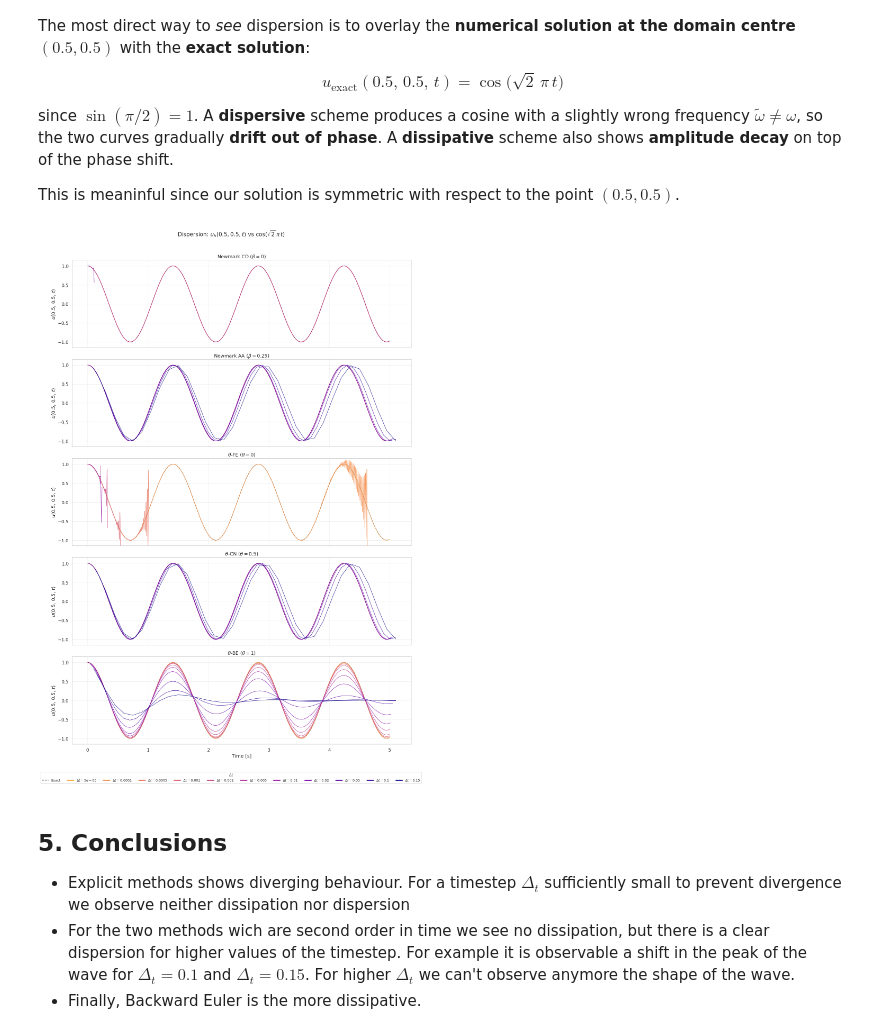
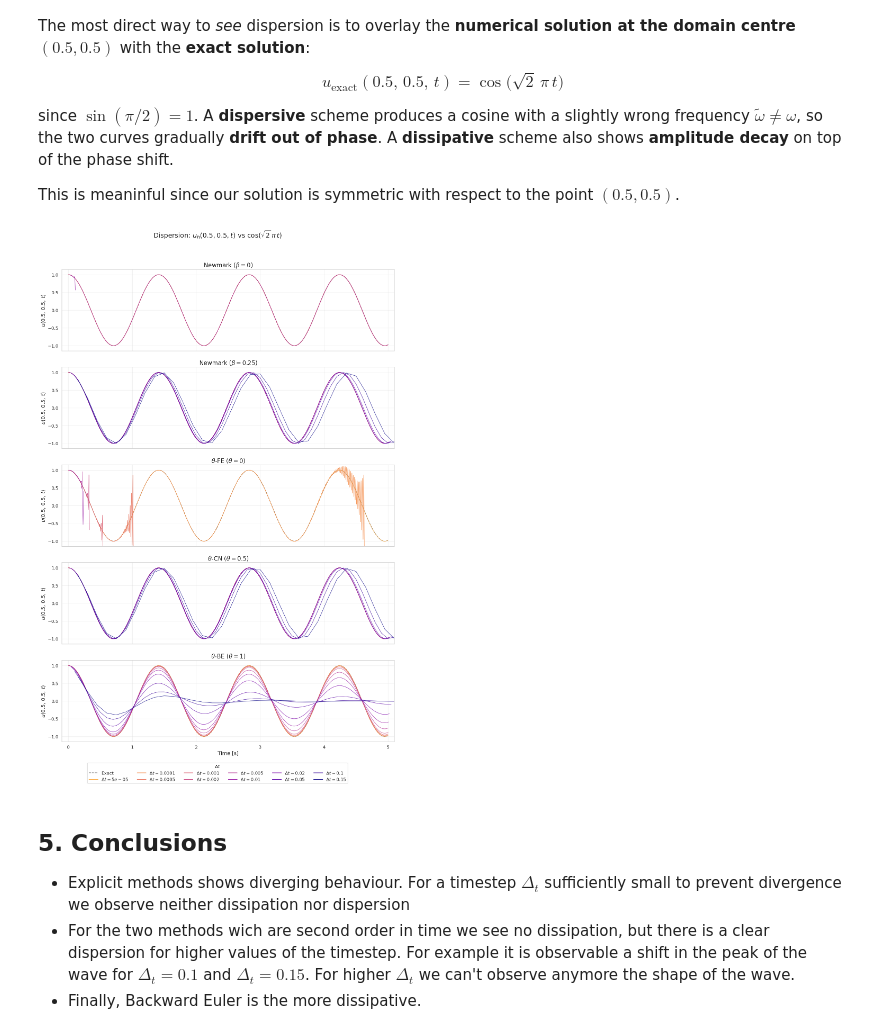
Before and after one commit to AlessandroGhiotto/nmpde-wave-equation, a Jupyter notebook: analysis/dissipation-dispersion-analysis.ipynb, the cells around one changed output. Drawn from its saved outputs; the diff is of its cells as text; code cells hidden in the pictures.

```diff
--- a/analysis/dissipation-dispersion-analysis.ipynb
+++ b/analysis/dissipation-dispersion-analysis.ipynb
@@ -179,10 +230,10 @@ if energy_series:
             )
 
         ax.axhline(1.0, color="k", ls=":", lw=0.8, alpha=0.5)
-        ax.set_xlabel("Time [s]")
-        ax.set_title(SCHEME_LABELS.get(scheme, scheme))
+        ax.set_xlabel("Time [s]", fontsize=FONTSIZE_AXIS)
+        ax.set_title(SCHEME_LABELS.get(scheme, scheme), fontsize=FONTSIZE_TITLE)
 
-    axes[0].set_ylabel(r"$E(t)\,/\,E(0)$")
+    axes[0].set_ylabel(r"$E(t)\,/\,E(0)$", fontsize=FONTSIZE_AXIS)
 
     # Single shared legend below the plots
     handles = [plt.Line2D([0], [0], color=dt_palette[f"{dt:.4g}"], lw=2)
@@ -190,12 +241,14 @@ if energy_series:
     labels = [rf"$\Delta t = {dt:.4g}$" for dt in all_dts]
     fig.legend(handles, labels, title=r"$\Delta t$",
                loc="lower center", bbox_to_anchor=(0.5, -0.08),
-               ncol=len(all_dts), fontsize=9, title_fontsize=10, frameon=True)
+               ncol=len(all_dts), fontsize=FONTSIZE_LEGEND,
+               title_fontsize=FONTSIZE_LEG_TITLE, frameon=True)
 
-    fig.suptitle("Energy Evolution (Dissipation Indicator)", fontsize=14, y=1.02)
+    fig.suptitle("Energy Evolution (Dissipation Indicator)",
+                 fontsize=FONTSIZE_SUPTITLE, y=1.02)
     fig.tight_layout()
     # fig.savefig(FIG_DIR / "energy_evolution.pdf", bbox_inches="tight", dpi=150)
-    # fig.savefig(FIG_DIR / "energy_evolution.png", bbox_inches="tight", dpi=150)
+    fig.savefig(FIG_DIR / "dissdisp_energy_evolution.png", bbox_inches="tight", dpi=150)
 
     plt.show()
 else:
@@ -261,40 +314,43 @@ if probe_series:
 
         if rows:
             plot_df = pd.concat(rows, ignore_index=True)
             sns.lineplot(
                 data=plot_df, x="Time [s]", y="u(0.5, 0.5, t)",
                 hue="dt", hue_order=dt_order,
                 palette=dt_palette, ax=ax, alpha=0.85, linewidth=1.0,
                 legend=False,
             )
 
-        ax.set_ylabel(r"$u(0.5,\,0.5,\,t)$")
-        ax.set_title(SCHEME_LABELS.get(scheme, scheme), fontsize=13)
+        ax.set_ylabel(r"$u(0.5,\,0.5,\,t)$", fontsize=FONTSIZE_AXIS)
+        ax.set_title(SCHEME_LABELS.get(scheme, scheme), fontsize=FONTSIZE_TITLE)
         ax.set_ylim(-1.15, 1.15)
+        ax.set_xlim(-0.1, 5.1)
 
-    axes[-1].set_xlabel("Time [s]")
+    axes[-1].set_xlabel("Time [s]", fontsize=FONTSIZE_AXIS)
 
     # Single shared legend below the plots (include "Exact" entry)
     handles = [plt.Line2D([0], [0], color="k", ls="--", lw=1.5, alpha=0.6)]
     labels = ["Exact"]
     handles += [plt.Line2D([0], [0], color=dt_palette[f"{dt:.4g}"], lw=2)
                 for dt in all_dts]
     labels += [rf"$\Delta t = {dt:.4g}$" for dt in all_dts]
     fig.legend(handles, labels, title=r"$\Delta t$",
                loc="lower center", bbox_to_anchor=(0.5, -0.04),
-               ncol=len(all_dts) + 1, fontsize=9, title_fontsize=10, frameon=True)
+               ncol=(len(all_dts) + 1)//2,
+               fontsize=FONTSIZE_LEGEND,
+               title_fontsize=FONTSIZE_LEG_TITLE, frameon=True)
 
     fig.suptitle(r"Dispersion: $u_h(0.5,0.5,t)$ vs $\cos(\sqrt{2}\,\pi\,t)$",
-                 fontsize=15, y=1.01)
+                 fontsize=FONTSIZE_SUPTITLE, y=1.01)
     fig.tight_layout()
     # fig.savefig(FIG_DIR / "probe_vs_exact.pdf", bbox_inches="tight", dpi=150)
-    # fig.savefig(FIG_DIR / "probe_vs_exact.png", bbox_inches="tight", dpi=150)
+    fig.savefig(FIG_DIR / "dissdisp_probe_vs_exact.png", bbox_inches="tight", dpi=150)
 
     plt.show()
 else:
     print("No probe time-series data available.")
 # %% [output]
-[figure, old version]
+[figure, new version]
 # %% [markdown]
 ## 5. Conclusions
 
```
Also changed, not shown: parts of 3 cells of this notebook, 33 other files.
